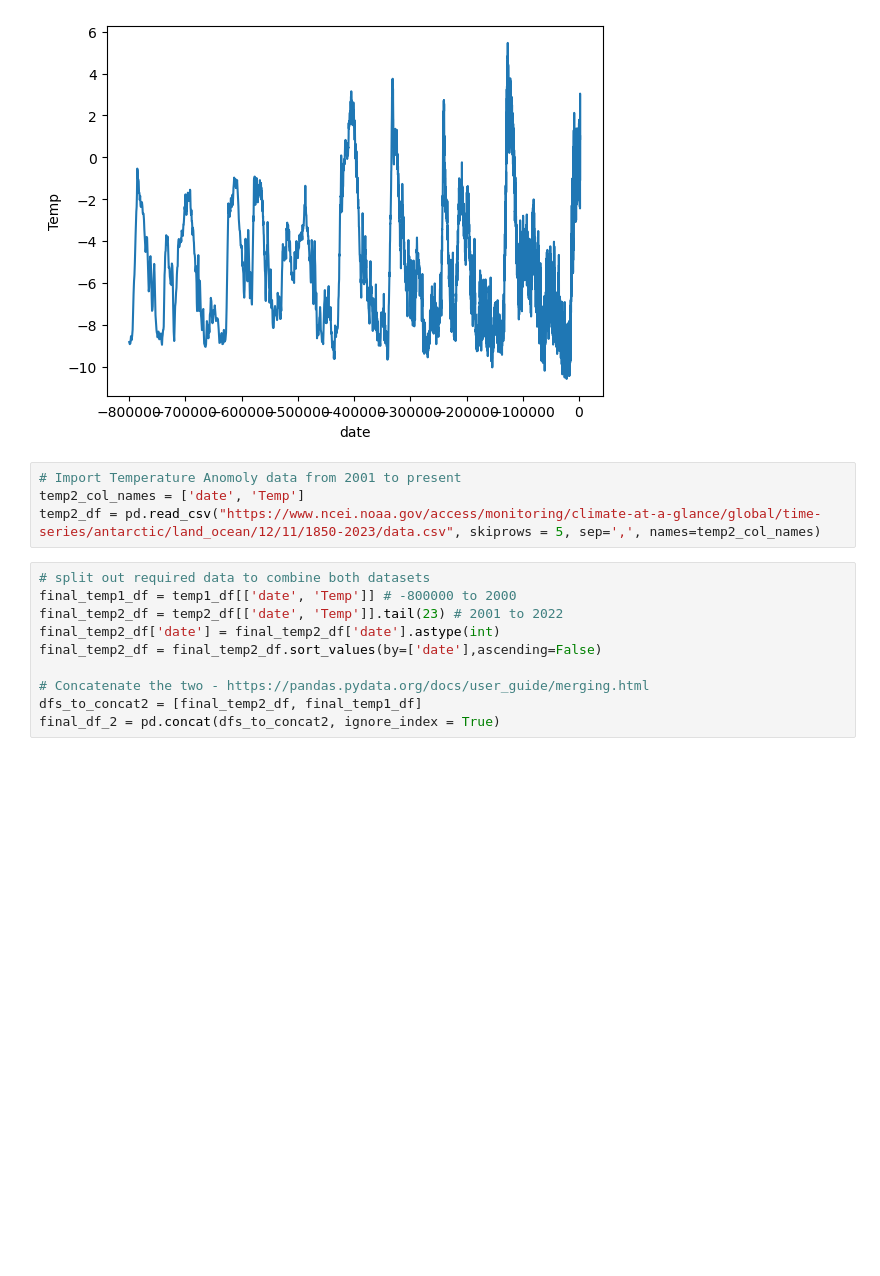
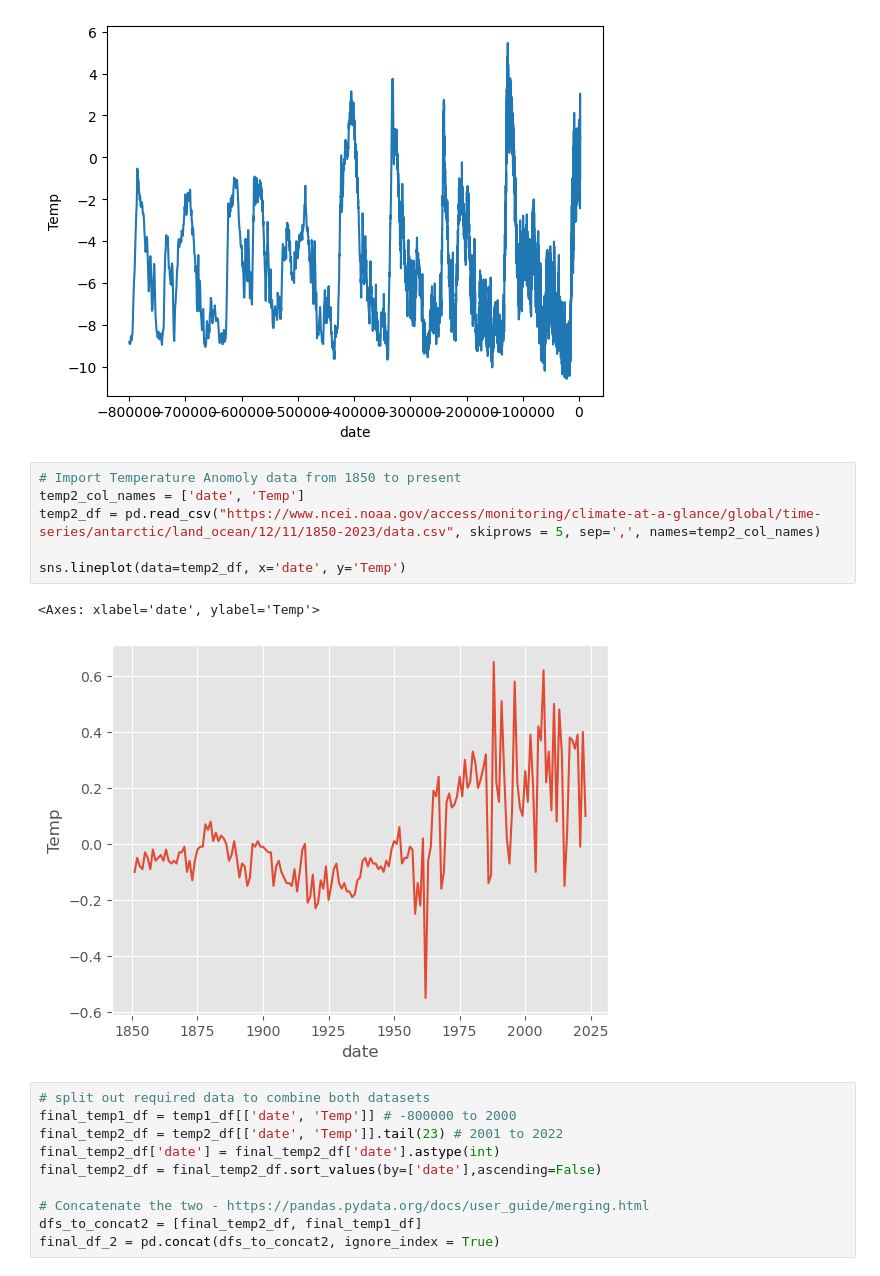
Before and after one commit to PeeBs68/prog_da_project2, a Jupyter notebook: project2.ipynb, the cells around one changed output. Drawn from its saved outputs; the diff is of its cells as text; blank space fills up the shorter version.

```diff
--- a/project2.ipynb
+++ b/project2.ipynb
@@ -201,9 +202,14 @@ sns.lineplot(temp1_df, x='date', y='Temp');
 # %% [output]
 [figure]
 # %%
-# Import Temperature Anomoly data from 2001 to present
+# Import Temperature Anomoly data from 1850 to present
 temp2_col_names = ['date', 'Temp']
 temp2_df = pd.read_csv("https://www.ncei.noaa.gov/access/monitoring/climate-at-a-glance/global/time-series/antarctic/land_ocean/12/11/1850-2023/data.csv", skiprows = 5, sep=',', names=temp2_col_names)
+
+sns.lineplot(data=temp2_df, x='date', y='Temp')
+# %% [output]
+<Axes: xlabel='date', ylabel='Temp'>
+[figure, added]
 # %%
 # split out required data to combine both datasets
 final_temp1_df = temp1_df[['date', 'Temp']] # -800000 to 2000
```
Also changed, not shown: parts of 8 cells of this notebook.
